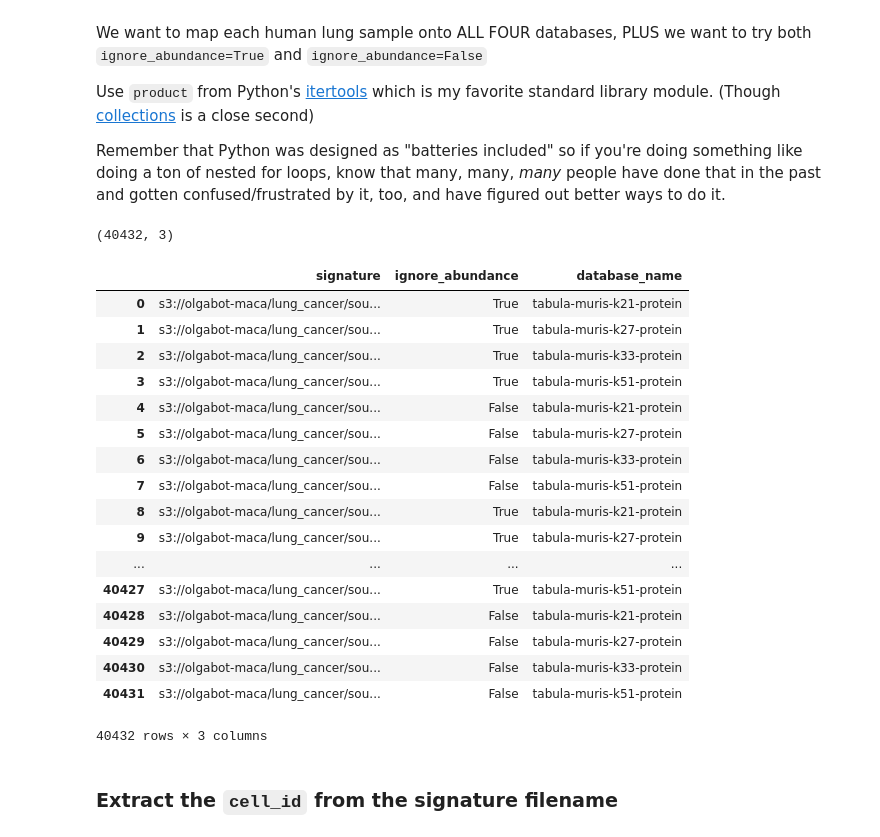
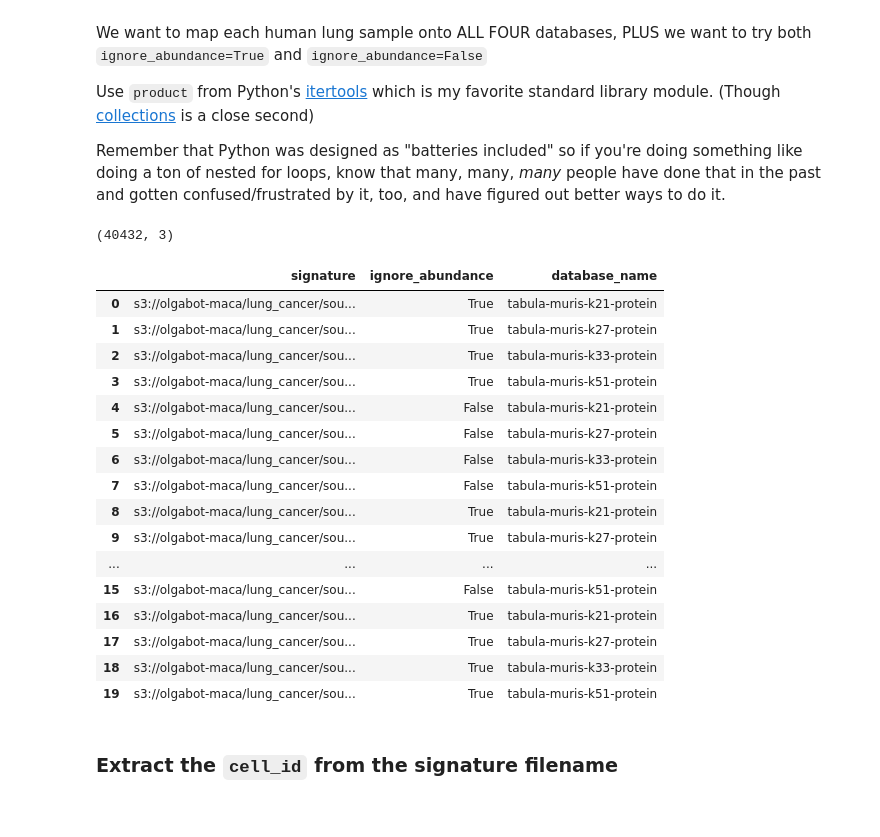
Before and after one commit to carly-cheung/cupcakes, a Jupyter notebook: 2018/olgas_bioinformagician_tricks/001_how_to_be_a_bioinformagician_part01.ipynb, the cells around one changed output. Saved outputs shown, nothing was run; the diff lists cells and outputs as text; code cells hidden in the pictures.

```diff
--- a/2018/olgas_bioinformagician_tricks/001_how_to_be_a_bioinformagician_part01.ipynb
+++ b/2018/olgas_bioinformagician_tricks/001_how_to_be_a_bioinformagician_part01.ipynb
@@ -146,7 +146,7 @@ pd.options.display.max_colwidth = 500
 
 We previously computed kmer signatures for 5,000 lung cells, and the sample list is here.
 # %%
-compute_samples = pd.read_csv('lung-cancer/compute/samples.csv')
+compute_samples = pd.read_csv('lung_cancer/compute/samples.csv')
 print(compute_samples.shape)
 compute_samples.head()
 # %% [output]
@@ -333,32 +403,31 @@ Remember that Python was designed as "batteries included" so if you're doing som
 # %%
 ignore_abundances = True, False
 
 data = list(itertools.product(compute_samples['output'], ignore_abundances,
                               protein_databases.index))
 
 samples = pd.DataFrame(data, columns=['signature', 'ignore_abundance', 'database_name'])
 print(samples.shape)
-samples
+samples.head(20)
 # %% [output]
 (40432, 3)
 |  | signature | ignore_abundance | database_name |
 | 0 | s3://olgabot-maca/lung_cancer/sou... | True | tabula-muris-k21-protein |
 | 1 | s3://olgabot-maca/lung_cancer/sou... | True | tabula-muris-k27-protein |
 | 2 | s3://olgabot-maca/lung_cancer/sou... | True | tabula-muris-k33-protein |
 | 3 | s3://olgabot-maca/lung_cancer/sou... | True | tabula-muris-k51-protein |
 | 4 | s3://olgabot-maca/lung_cancer/sou... | False | tabula-muris-k21-protein |
 | 5 | s3://olgabot-maca/lung_cancer/sou... | False | tabula-muris-k27-protein |
 | 6 | s3://olgabot-maca/lung_cancer/sou... | False | tabula-muris-k33-protein |
 | 7 | s3://olgabot-maca/lung_cancer/sou... | False | tabula-muris-k51-protein |
 | 8 | s3://olgabot-maca/lung_cancer/sou... | True | tabula-muris-k21-protein |
 | 9 | s3://olgabot-maca/lung_cancer/sou... | True | tabula-muris-k27-protein |
 | ... | ... | ... | ... |
-| 40427 | s3://olgabot-maca/lung_cancer/sou... | True | tabula-muris-k51-protein |
-| 40428 | s3://olgabot-maca/lung_cancer/sou... | False | tabula-muris-k21-protein |
-| 40429 | s3://olgabot-maca/lung_cancer/sou... | False | tabula-muris-k27-protein |
-| 40430 | s3://olgabot-maca/lung_cancer/sou... | False | tabula-muris-k33-protein |
-| 40431 | s3://olgabot-maca/lung_cancer/sou... | False | tabula-muris-k51-protein |
+| 15 | s3://olgabot-maca/lung_cancer/sou... | False | tabula-muris-k51-protein |
+| 16 | s3://olgabot-maca/lung_cancer/sou... | True | tabula-muris-k21-protein |
+| 17 | s3://olgabot-maca/lung_cancer/sou... | True | tabula-muris-k27-protein |
+| 18 | s3://olgabot-maca/lung_cancer/sou... | True | tabula-muris-k33-protein |
+| 19 | s3://olgabot-maca/lung_cancer/sou... | True | tabula-muris-k51-protein |
-40432 rows × 3 columns
 # %% [markdown]
 ### Extract the `cell_id` from the signature filename
 # %%
```
Also changed, not shown: parts of 16 cells of this notebook, 2 other files.
